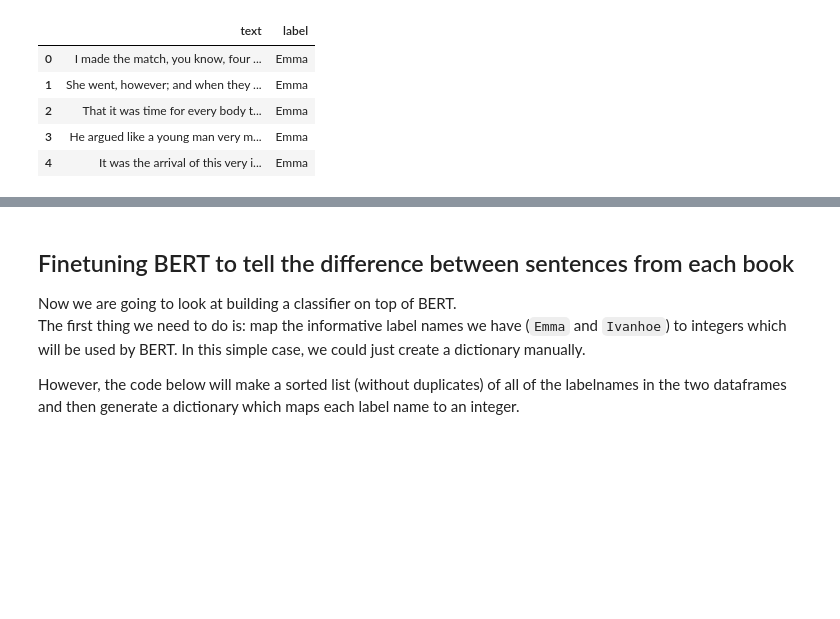
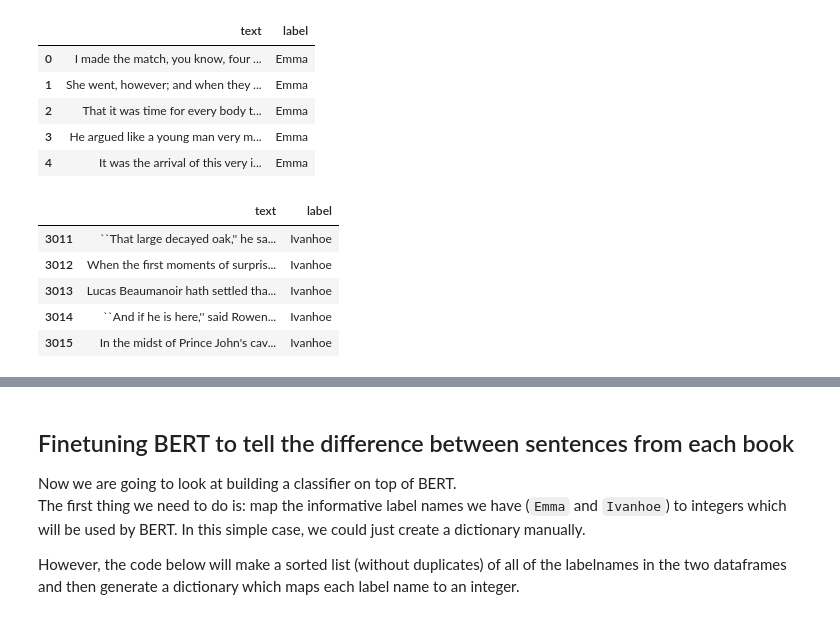
Before and after one commit to Efemirkan/Advanced-Natural-Language-Processing, a Jupyter notebook: 07_fine_tunning/Lab9.ipynb, the cells around one changed output, grey strips where cells are left out. Cells and saved outputs as stored; diff of their text form; code cells hidden in the pictures; blank space fills up the shorter version.

```diff
--- a/07_fine_tunning/Lab9.ipynb
+++ b/07_fine_tunning/Lab9.ipynb
@@ -172,3 +188,12 @@ training_df.head()
 | 2 | That it was time for every body t... | Emma |
 | 3 | He argued like a young man very m... | Emma |
 | 4 | It was the arrival of this very i... | Emma |
+# %%
+training_df.tail()
+# %% [output]
+|  | text | label |
+| 3011 | ``That large decayed oak,'' he sa... | Ivanhoe |
+| 3012 | When the first moments of surpris... | Ivanhoe |
+| 3013 | Lucas Beaumanoir hath settled tha... | Ivanhoe |
+| 3014 | ``And if he is here,'' said Rowen... | Ivanhoe |
+| 3015 | In the midst of Prince John's cav... | Ivanhoe |
```
Also changed, not shown: parts of 96 cells of this notebook, 1 other file.
